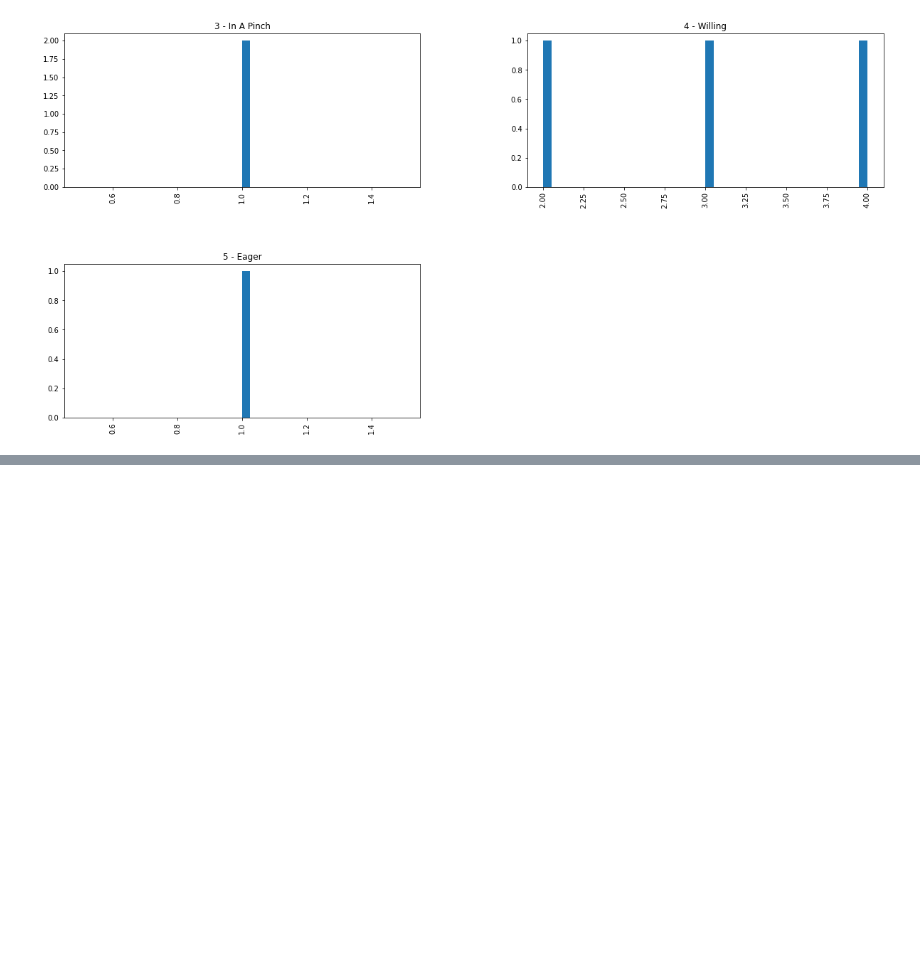
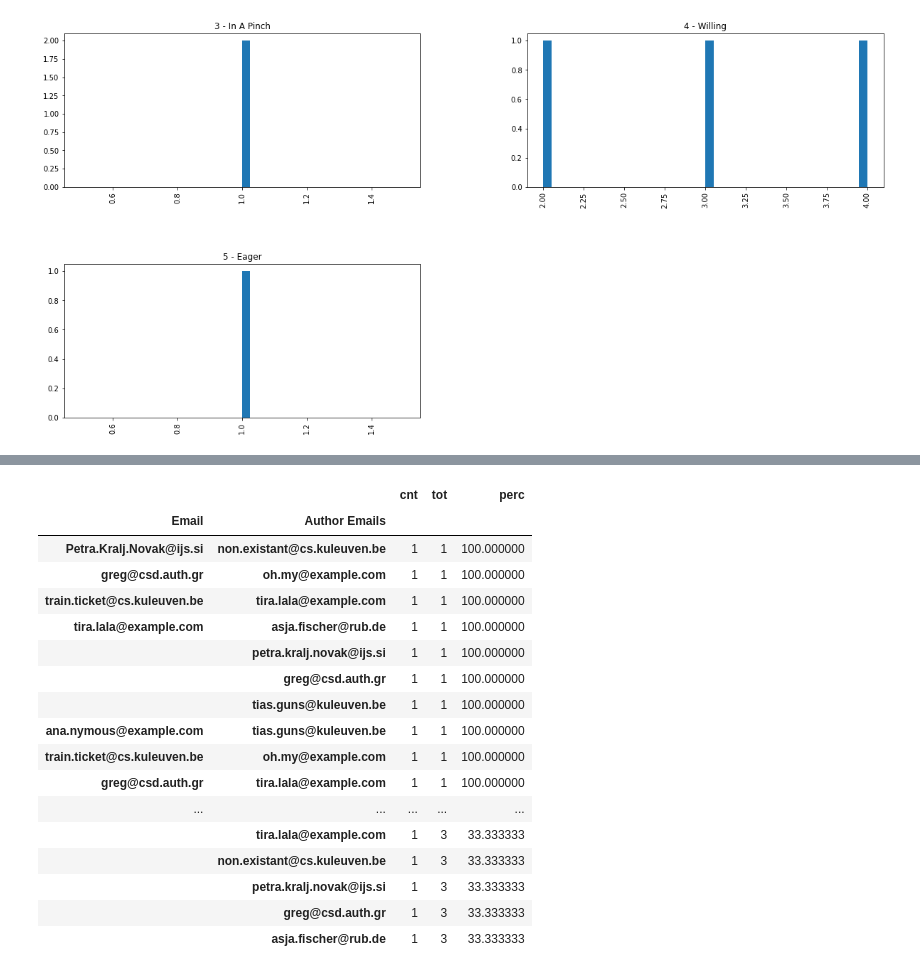
Before and after one commit to tias/program_chair_scripts, a Jupyter notebook: 03a_analyze_bidding.ipynb, the cells around one changed output, grey strips where cells are left out. Drawn from its saved outputs; the diff is of its cells as text; code cells hidden in the pictures; blank space fills up the shorter version.

Commit message:
analyze_bidding: add frequency table of reviewers bidding on specific authors

```diff
--- a/03a_analyze_bidding.ipynb
+++ b/03a_analyze_bidding.ipynb
@@ -70,0 +74,46 @@ array([[<Axes: title={'center': '3 - In A Pinch'}>,
+# %%
+paper_authors = df_papers_pc['Author Emails'].str.split(';').explode().str.strip().str.strip('*').str.lower()
+
+# helper function to apply to all papers that a reviewer bid on
+# for that reviewer, it computes a frequency table of the authors of the papers they bid on
+# (min_bid_nr=3, in-a-pinch = POSITIVELY bid on; can set to 4 or 5 too)
+def bid_author_freq(revw_bids, paper_authors, min_bid_nr=3, min_cnt=1, min_perc=0.1):
+    # the papers this reviewer bid on with at least bid value 'min_bid_nr'
+    papers = revw_bids.loc[revw_bids['Bid_nr'] >= min_bid_nr, 'Paper ID']
+
+    # count over the authors of the above papers
+    revw_authors = paper_authors[paper_authors.index.isin(papers)].value_counts().to_frame(name="cnt")
+    # add 'total' papers considered
+    revw_authors['tot'] = len(papers)
+    # add 'percentage' of bidded papers that have that author
+    revw_authors['perc'] = 100*revw_authors['cnt']/revw_authors['tot']
+    # apply the filters 'min_cnt' and 'min_perc'
+    revw_authors = revw_authors[(revw_authors['cnt'] >= min_cnt) & (revw_authors['perc'] >= min_perc)]
+    return revw_authors
+
+
+# apply to all reviewers
+bid_author_freqs = df_pc_bids.groupby('Email').apply(lambda x: bid_author_freq(x, paper_authors), include_groups=False)
+
+# potential guideline to choosing the cutoff:
+# if you will assign 4 papers per reviewer, then they should have below 1/4 chance of having a specific author
+bid_author_freqs[bid_author_freqs['perc'] >= 25].sort_values('perc', ascending=False)
+# %% [output]
+|  |  | cnt | tot | perc |
+| Email | Author Emails |  |  |  |
+| Petra.Kralj.Novak@ijs.si | non.existant@cs.kuleuven.be | 1 | 1 | 100.000000 |
+| greg@csd.auth.gr | oh.my@example.com | 1 | 1 | 100.000000 |
+| train.ticket@cs.kuleuven.be | tira.lala@example.com | 1 | 1 | 100.000000 |
+| tira.lala@example.com | asja.fischer@rub.de | 1 | 1 | 100.000000 |
+|  | petra.kralj.novak@ijs.si | 1 | 1 | 100.000000 |
+|  | greg@csd.auth.gr | 1 | 1 | 100.000000 |
+|  | tias.guns@kuleuven.be | 1 | 1 | 100.000000 |
+| ana.nymous@example.com | tias.guns@kuleuven.be | 1 | 1 | 100.000000 |
+| train.ticket@cs.kuleuven.be | oh.my@example.com | 1 | 1 | 100.000000 |
+| greg@csd.auth.gr | tira.lala@example.com | 1 | 1 | 100.000000 |
+| ... | ... | ... | ... | ... |
+|  | tira.lala@example.com | 1 | 3 | 33.333333 |
+|  | non.existant@cs.kuleuven.be | 1 | 3 | 33.333333 |
+|  | petra.kralj.novak@ijs.si | 1 | 3 | 33.333333 |
+|  | greg@csd.auth.gr | 1 | 3 | 33.333333 |
+|  | asja.fischer@rub.de | 1 | 3 | 33.333333 |
```
Also changed, not shown: parts of 7 cells of this notebook.
